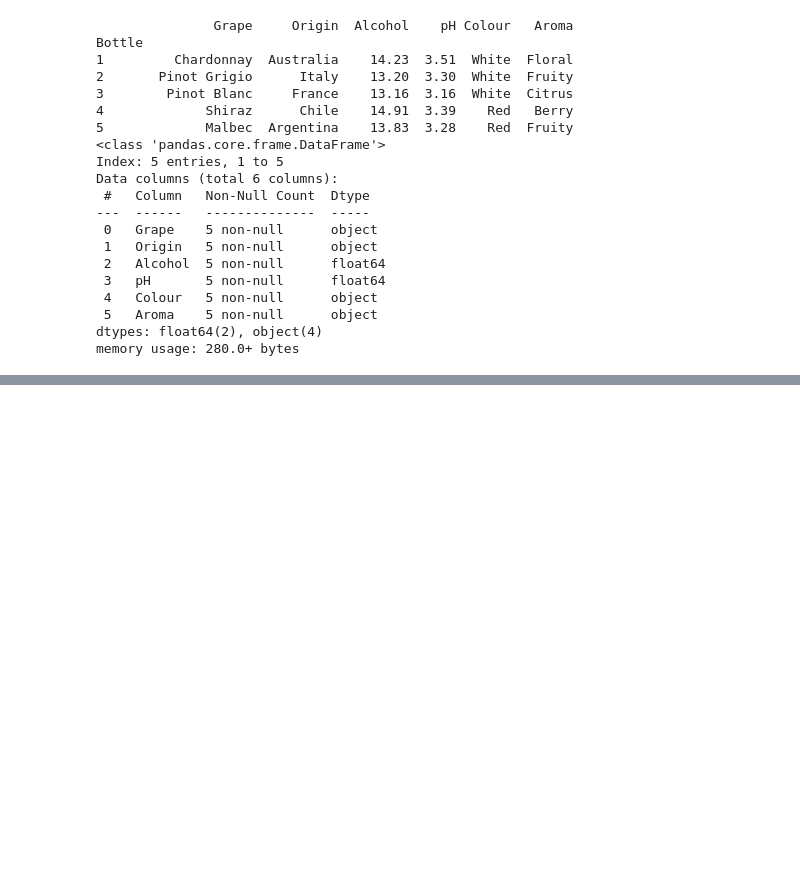
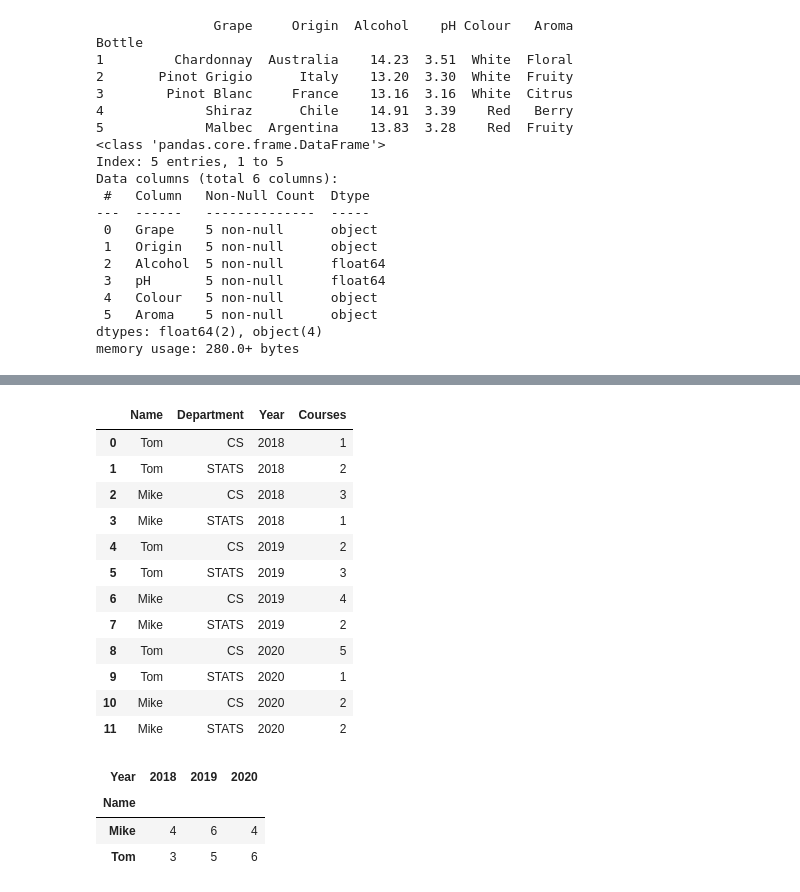
Before and after one commit to markoechevarria/math-to-ml, a Jupyter notebook: 8. Pandas.ipynb, the cells around one changed output, grey strips where cells are left out. Saved outputs shown, nothing was run; the diff lists cells and outputs as text; code cells hidden in the pictures; blank space fills up the shorter version.

```diff
--- a/8. Pandas.ipynb
+++ b/8. Pandas.ipynb
@@ -944,0 +996,29 @@ memory usage: 280.0+ bytes
+# %%
+df = pd.DataFrame({"Name": ["Tom", "Tom", "Mike", "Mike"],
+                   "Department": ["CS", "STATS", "CS", "STATS"],
+                   "2018": [1, 2, 3, 1],
+                   "2019": [2, 3, 4, 2],
+                   "2020": [5, 1, 2, 2]}).melt(id_vars=["Name", "Department"], var_name="Year", value_name="Courses")
+df
+# %% [output]
+|  | Name | Department | Year | Courses |
+| 0 | Tom | CS | 2018 | 1 |
+| 1 | Tom | STATS | 2018 | 2 |
+| 2 | Mike | CS | 2018 | 3 |
+| 3 | Mike | STATS | 2018 | 1 |
+| 4 | Tom | CS | 2019 | 2 |
+| 5 | Tom | STATS | 2019 | 3 |
+| 6 | Mike | CS | 2019 | 4 |
+| 7 | Mike | STATS | 2019 | 2 |
+| 8 | Tom | CS | 2020 | 5 |
+| 9 | Tom | STATS | 2020 | 1 |
+| 10 | Mike | CS | 2020 | 2 |
+| 11 | Mike | STATS | 2020 | 2 |
+# %%
+df_new = df.pivot_table(index="Name", columns="Year", values="Courses", aggfunc="sum")
+df_new
+# %% [output]
+| Year | 2018 | 2019 | 2020 |
+| Name |  |  |  |
+| Mike | 4 | 6 | 4 |
+| Tom | 3 | 5 | 6 |
```
Also changed, not shown: parts of 27 cells of this notebook.
